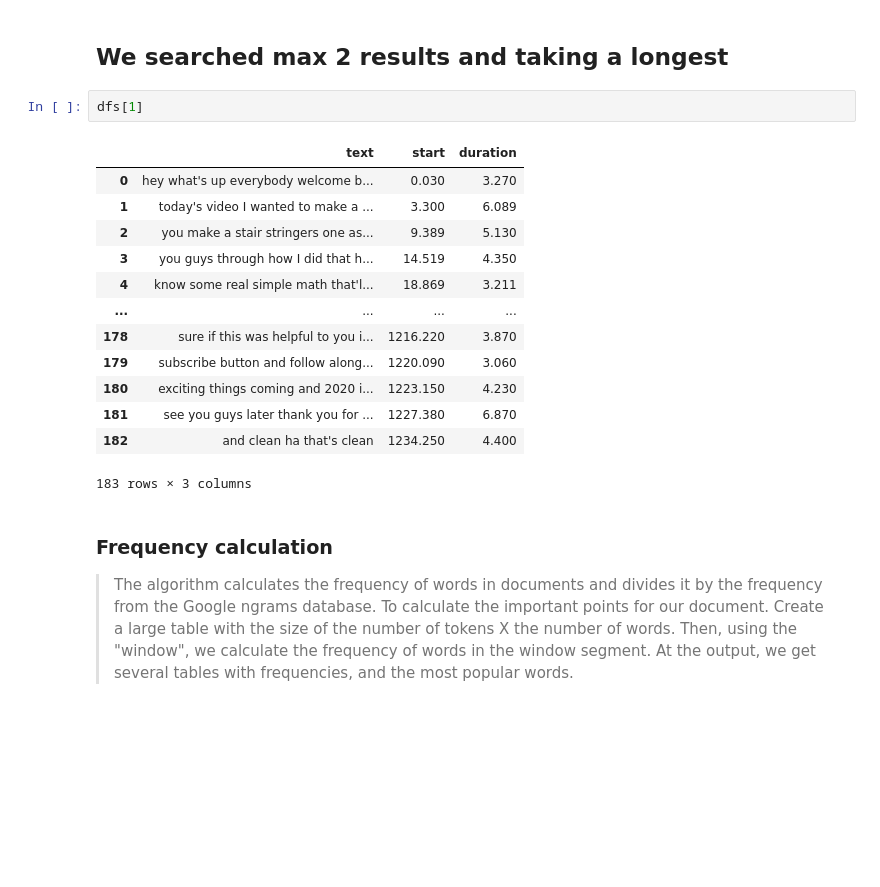
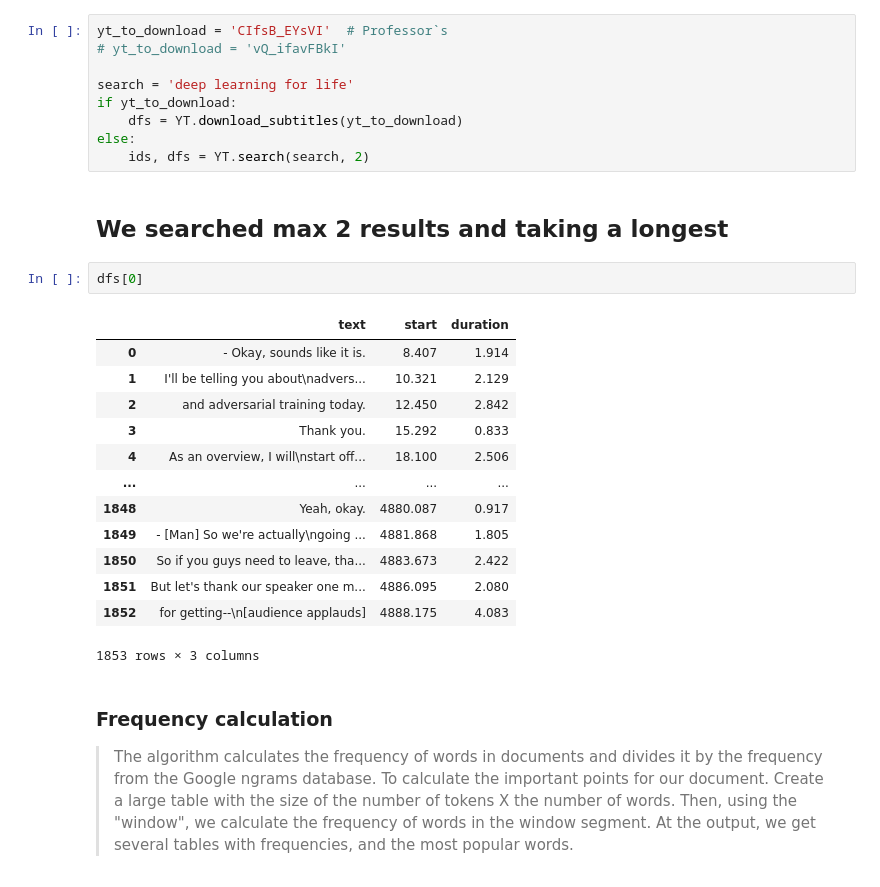
Before and after one commit to Otnielush/Info-retrieval, a Jupyter notebook: part1/Part1.ipynb, the cells around one changed output. Cells and saved outputs as stored; diff of their text form; blank space fills up the shorter version.

```diff
--- a/part1/Part1.ipynb
+++ b/part1/Part1.ipynb
@@ -20,21 +17,30 @@ ids, dfs = YT.search(search, 2)
+# %%
+yt_to_download = 'CIfsB_EYsVI'  # Professor`s
+# yt_to_download = 'vQ_ifavFBkI'
+
+search = 'deep learning for life'
+if yt_to_download:
+    dfs = YT.download_subtitles(yt_to_download)
+else:
+    ids, dfs = YT.search(search, 2)
 # %% [markdown]
 ## We searched max 2 results and taking a longest
 # %%
-dfs[1]
+dfs[0]
 # %% [output]
 |  | text | start | duration |
-| 0 | hey what's up everybody welcome b... | 0.030 | 3.270 |
-| 1 | today's video I wanted to make a ... | 3.300 | 6.089 |
-| 2 | you make a stair stringers one as... | 9.389 | 5.130 |
-| 3 | you guys through how I did that h... | 14.519 | 4.350 |
-| 4 | know some real simple math that'l... | 18.869 | 3.211 |
+| 0 | - Okay, sounds like it is. | 8.407 | 1.914 |
+| 1 | I'll be telling you about\nadvers... | 10.321 | 2.129 |
+| 2 | and adversarial training today. | 12.450 | 2.842 |
+| 3 | Thank you. | 15.292 | 0.833 |
+| 4 | As an overview, I will\nstart off... | 18.100 | 2.506 |
 | ... | ... | ... | ... |
-| 178 | sure if this was helpful to you i... | 1216.220 | 3.870 |
-| 179 | subscribe button and follow along... | 1220.090 | 3.060 |
-| 180 | exciting things coming and 2020 i... | 1223.150 | 4.230 |
-| 181 | see you guys later thank you for ... | 1227.380 | 6.870 |
-| 182 | and clean ha that's clean | 1234.250 | 4.400 |
+| 1848 | Yeah, okay. | 4880.087 | 0.917 |
+| 1849 | - [Man] So we're actually\ngoing ... | 4881.868 | 1.805 |
+| 1850 | So if you guys need to leave, tha... | 4883.673 | 2.422 |
+| 1851 | But let's thank our speaker one m... | 4886.095 | 2.080 |
+| 1852 | for getting--\n[audience applauds] | 4888.175 | 4.083 |
-183 rows × 3 columns
+1853 rows × 3 columns
 # %% [markdown]
 ### Frequency calculation
 > The algorithm calculates the frequency of words in documents and divides it by the frequency from the Google ngrams database. To calculate the important points for our document. Create a large table with the size of the number of tokens X the number of words.
```
Also changed, not shown: parts of 37 cells of this notebook, 7 other files.
